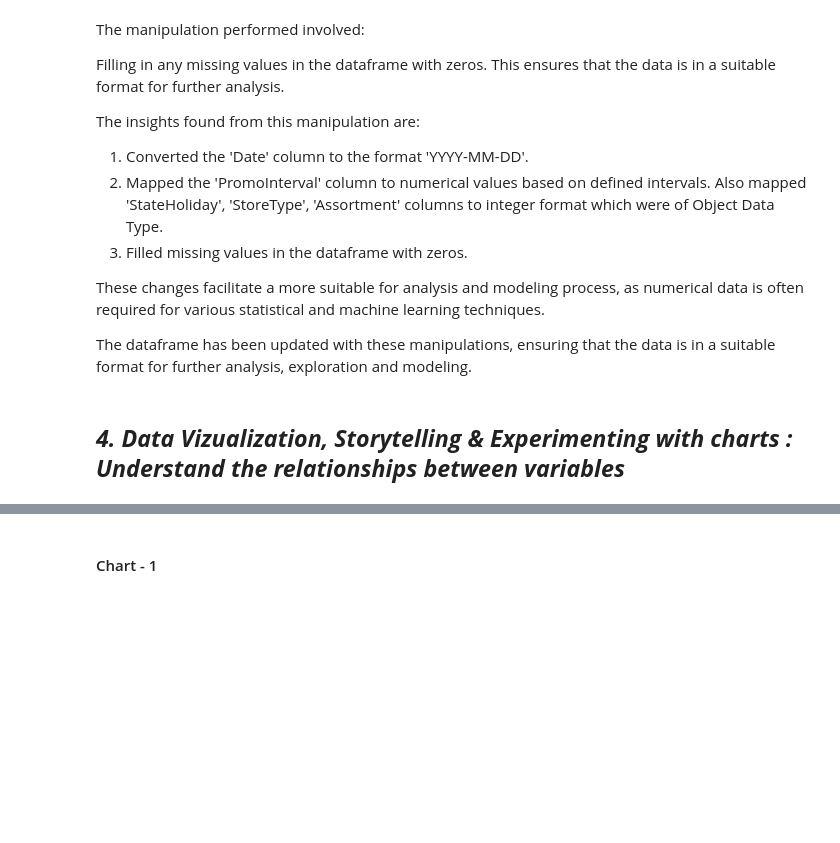
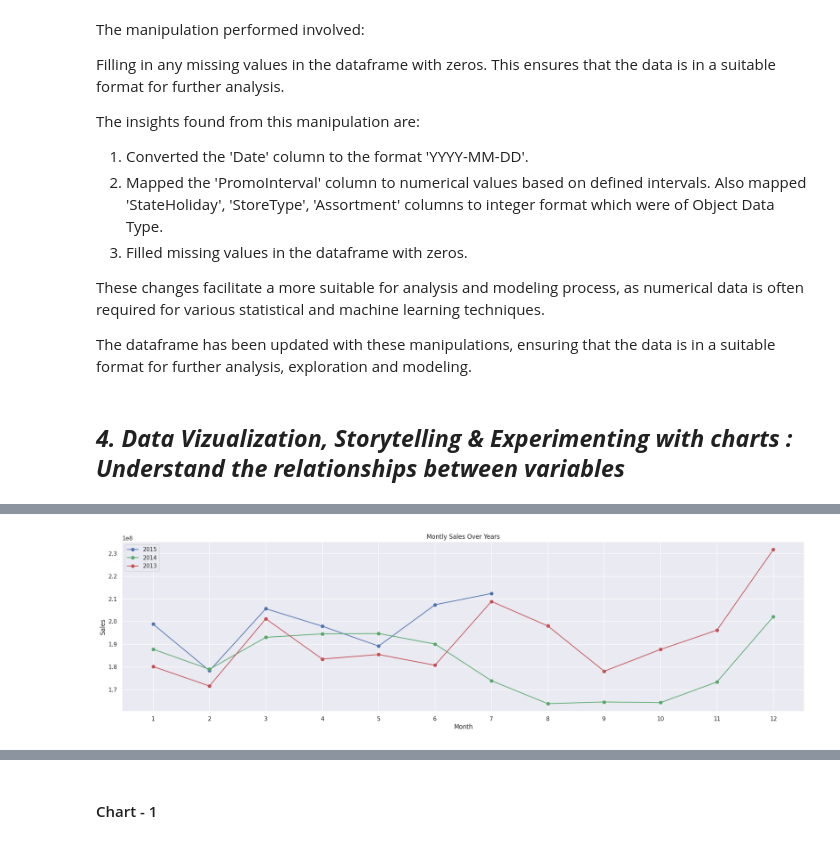
Before and after one commit to dipakpatil2001/Regression-Project-Retail_Sales_Prediction, a Jupyter notebook: Regression_Project_Retail_Sales_Prediction.ipynb, the cells around one changed output, grey strips where cells are left out. Drawn from its saved outputs; the diff is of its cells as text; code cells hidden in the pictures; blank space fills up the shorter version.

```diff
--- a/Regression_Project_Retail_Sales_Prediction.ipynb
+++ b/Regression_Project_Retail_Sales_Prediction.ipynb
@@ -171,6 +172,25 @@ from google.colab import drive
 drive.mount('/content/drive')
 # %% [output]
 Drive already mounted at /content/drive; to attempt to forcibly remount, call drive.mount("/content/drive", force_remount=True).
+# %%
+# def plot_line_graph_with_two_features_over_time(dataframe, x_feature, y_feature, time, title):
+def plot_line_graph_with_two_feature_over_time(dataframe, x_feature, y_feature, time, title):
+    plt.figure(figsize=(24, 6))
+
+    times = dataframe[time].unique()
+    list_of_colors = ['b', 'g', 'r', 'c', 'm', 'y', 'k']
+    #   # plot each line graph
+    for color_num, int_time in enumerate(times):
+        temp_df = dataframe[dataframe[time] == int_time]
+        temp_df = temp_df.groupby(x_feature)[y_feature].sum().reset_index()
+        plt.plot(temp_df[x_feature], temp_df[y_feature], label=int_time, color=list_of_colors[color_num % len(list_of_colors)], marker="o")
+        plt.xticks(range(1, dataframe[x_feature].max()+1))
+
+    plt.title(f'{title} {y_feature} Over {time}s')
+    plt.xlabel(x_feature)
+    plt.ylabel(y_feature)
+    plt.legend()
+    plt.show()
 # %% [markdown]
 ### Dataset Loading
 # %%
@@ -525,6 +553,12 @@ total_df.head(3)
 | 0 | 1 | 5 | 2015-07-31 | 5263 | 555 | 1 | 1 | 0 | 1 | ... |
 | 1 | 2 | 5 | 2015-07-31 | 6064 | 625 | 1 | 1 | 0 | 1 | ... |
 | 2 | 3 | 5 | 2015-07-31 | 8314 | 821 | 1 | 1 | 0 | 1 | ... |
+# %%
+# Extract year, month, and day as integers
+total_df['Date'] = pd.to_datetime(total_df['Date'])
+total_df['Year'] = total_df['Date'].dt.year
+total_df['Month'] = total_df['Date'].dt.month
+total_df['WeekOfYear'] = total_df['Date'].dt.week
 # %%
 total_df.shape
 # %% [output]
@@ -646,0 +692,5 @@ The dataframe has been updated with these manipulations, ensuring that the data
+# %%
+# line graph for montly sales over years
+plot_line_graph_with_two_feature_over_time(total_df, 'Month', 'Sales', 'Year', 'Montly')
+# %% [output]
+[figure, added]
```
Also changed, not shown: parts of 61 cells of this notebook.
